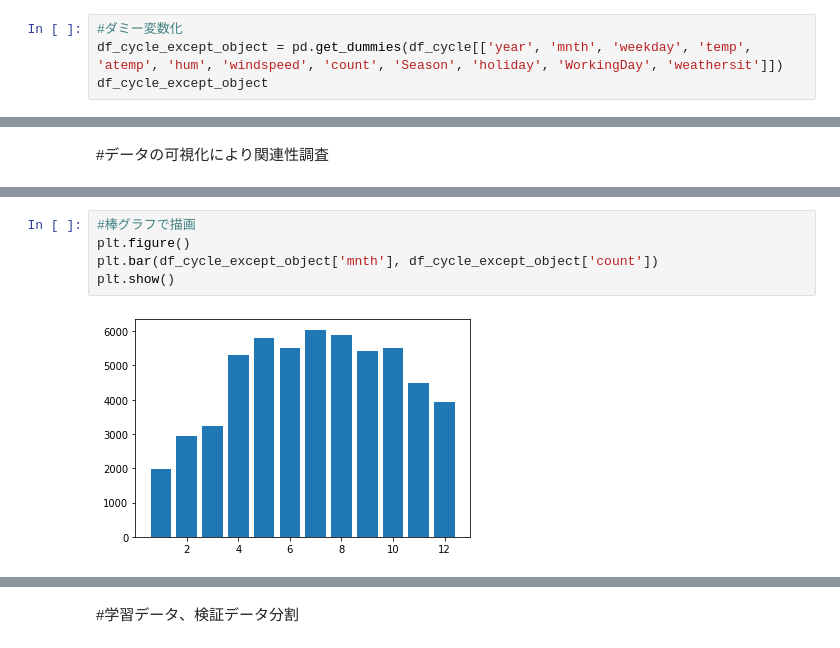
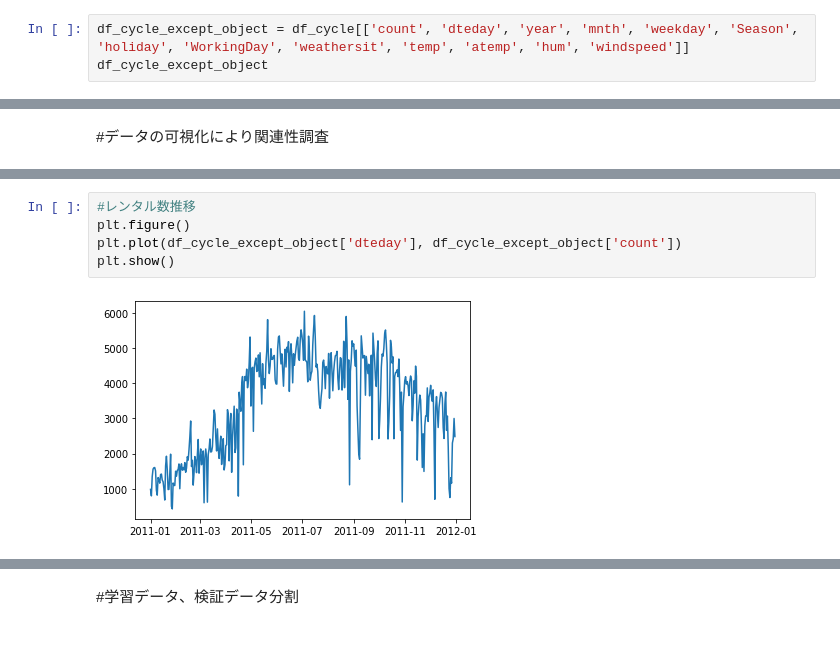
Before and after one commit to kaigitt/GoogleColab, a Jupyter notebook: 【砂川快斗】教師あり学習の演習_editor_ipynb_のコピー.ipynb, the cells around one changed output, grey strips where cells are left out. Cells and saved outputs as stored; diff of their text form.

```diff
--- a/【砂川快斗】教師あり学習の演習_editor_ipynb_のコピー.ipynb
+++ b/【砂川快斗】教師あり学習の演習_editor_ipynb_のコピー.ipynb
@@ -167,4 +149,3 @@ df_cycle.describe().round(3)
 # %%
-#ダミー変数化
-df_cycle_except_object = pd.get_dummies(df_cycle[['year', 'mnth', 'weekday', 'temp', 'atemp', 'hum', 'windspeed', 'count', 'Season', 'holiday', 'WorkingDay', 'weathersit']])
+df_cycle_except_object = df_cycle[['count', 'dteday', 'year', 'mnth', 'weekday', 'Season', 'holiday', 'WorkingDay', 'weathersit', 'temp', 'atemp', 'hum', 'windspeed']]
 df_cycle_except_object
@@ -218,7 +162,7 @@ Name: count, dtype: float64
 # %%
-#棒グラフで描画
+#レンタル数推移
 plt.figure()
-plt.bar(df_cycle_except_object['mnth'], df_cycle_except_object['count'])
+plt.plot(df_cycle_except_object['dteday'], df_cycle_except_object['count'])
 plt.show()
 # %% [output]
-[figure, old version]
+[figure, new version]
```
Also changed, not shown: parts of 46 cells of this notebook.
